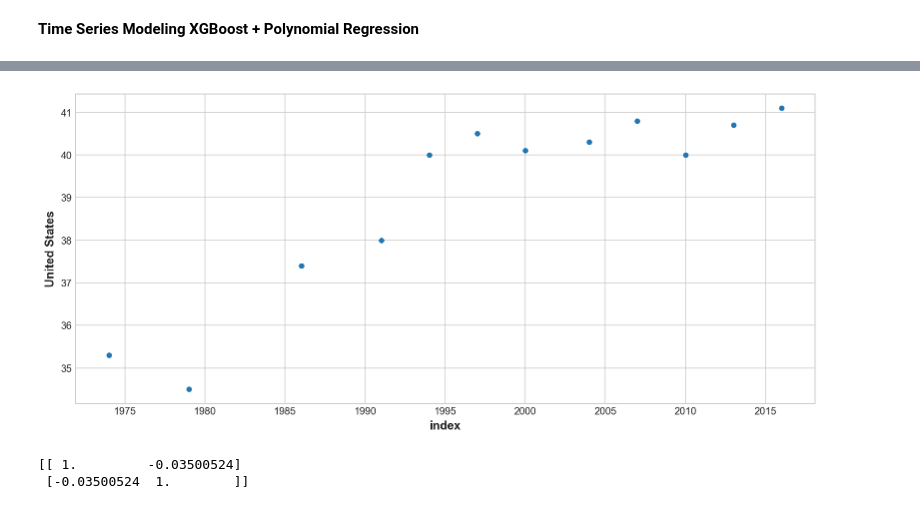
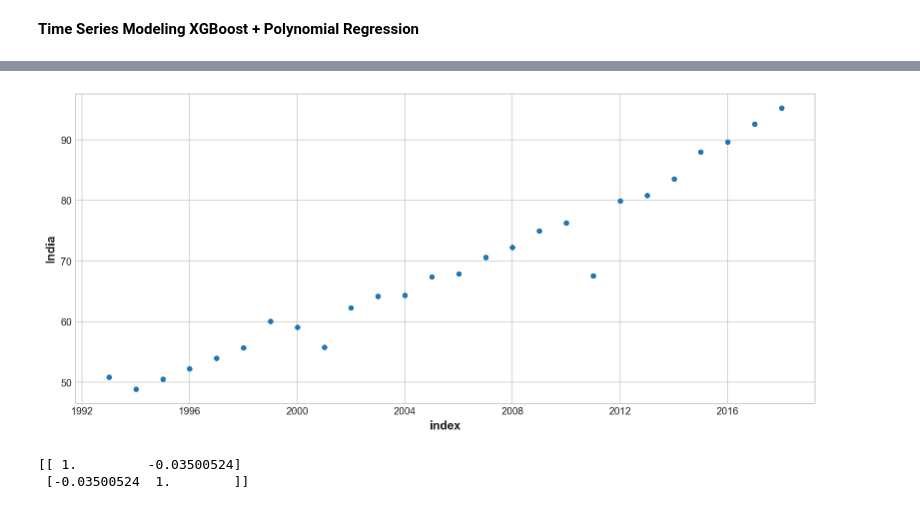
Before and after one commit to amitguptaRean/ml-accelerator, a Jupyter notebook: ESG Data.ipynb, the cells around one changed output, grey strips where cells are left out. Saved outputs shown, nothing was run; the diff lists cells and outputs as text; code cells hidden in the pictures.

```diff
--- a/ESG Data.ipynb
+++ b/ESG Data.ipynb
@@ -410,11 +378,11 @@ pd.DataFrame(index = y_gdp.loc[idx_test].index,data = y_pred_boosted.flatten()).
 # %%
 # y_gini = get_country_indicator_graph('Gini index (World Bank estimate)','United States')
 # y_stability = get_country_indicator_graph('Political Stability and Absence of Violence/Terrorism: Estimate','United States')
 # y_law = get_country_indicator_graph('Rule of Law: Estimate','United States')
-
+y_elec = get_country_indicator_graph('Access to electricity (% of population)', 'India')
 #y_pop = get_country_indicator_graph('Population density (people per sq. km of land area)','United States')
 # %% [output]
-[figure, old version]
+[figure, new version]
 # %%
 x_ = y_gdp['United States'].shift(2).fillna(0.0)
 y_ = y_gdp['United States']
```
Also changed, not shown: parts of 15 cells of this notebook.
